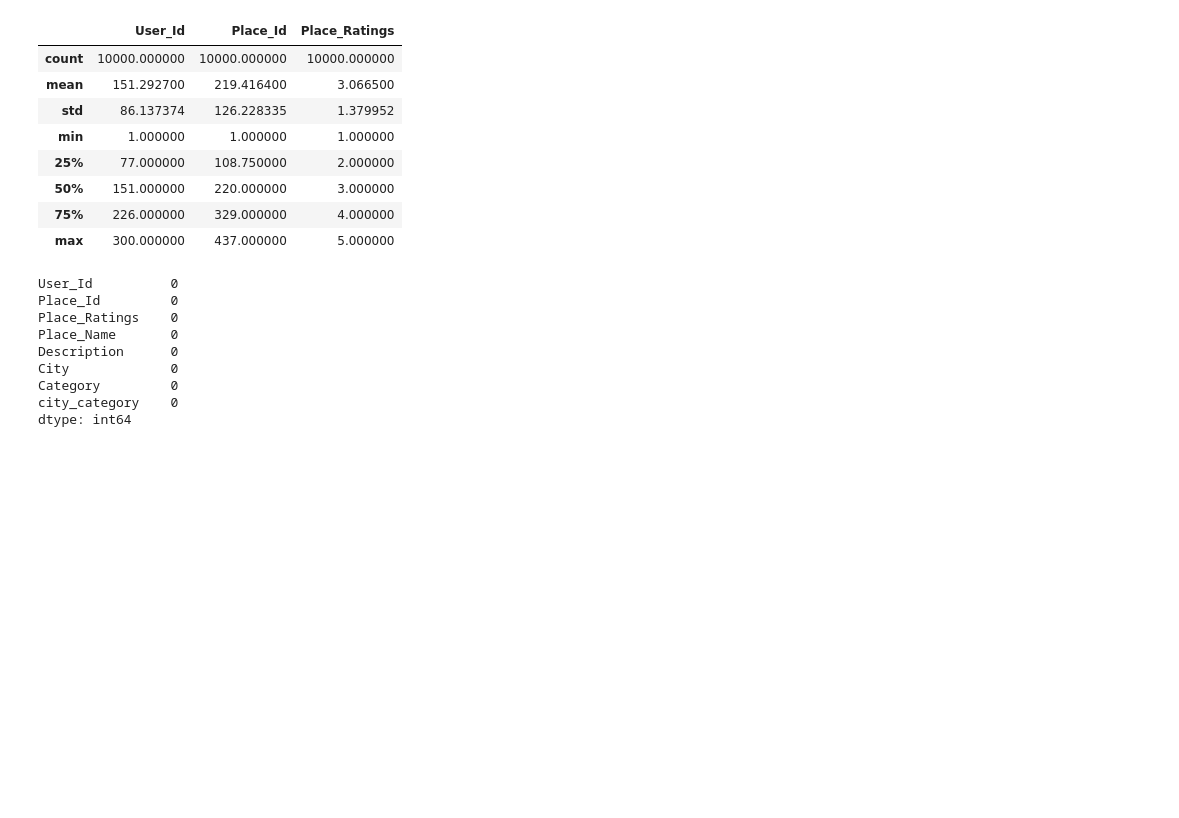
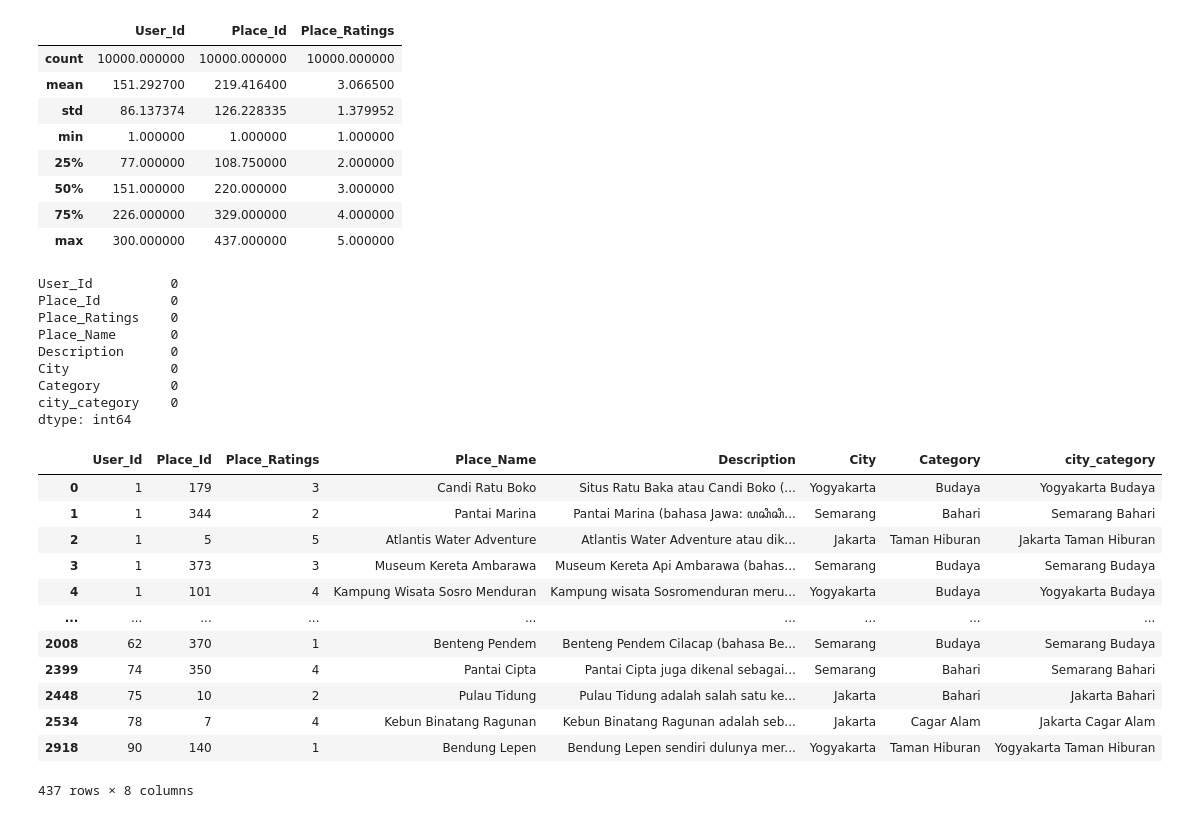
Before and after one commit to BBhavya02/Travel-System, a Jupyter notebook: trs.ipynb, the cells around one changed output. Drawn from its saved outputs; the diff is of its cells as text; code cells hidden in the pictures; blank space fills up the shorter version.

```diff
--- a/trs.ipynb
+++ b/trs.ipynb
@@ -205,3 +205,20 @@ City             0
 Category         0
 city_category    0
 dtype: int64
+# %%
+prep = all_tourism.drop_duplicates(subset='Place_Id')
+prep
+# %% [output]
+|  | User_Id | Place_Id | Place_Ratings | Place_Name | Description | City | Category | city_category |
+| 0 | 1 | 179 | 3 | Candi Ratu Boko | Situs Ratu Baka atau Candi Boko (... | Yogyakarta | Budaya | Yogyakarta Budaya |
+| 1 | 1 | 344 | 2 | Pantai Marina | Pantai Marina (bahasa Jawa: ꦥꦱꦶꦱꦶ... | Semarang | Bahari | Semarang Bahari |
+| 2 | 1 | 5 | 5 | Atlantis Water Adventure | Atlantis Water Adventure atau dik... | Jakarta | Taman Hiburan | Jakarta Taman Hiburan |
+| 3 | 1 | 373 | 3 | Museum Kereta Ambarawa | Museum Kereta Api Ambarawa (bahas... | Semarang | Budaya | Semarang Budaya |
+| 4 | 1 | 101 | 4 | Kampung Wisata Sosro Menduran | Kampung wisata Sosromenduran meru... | Yogyakarta | Budaya | Yogyakarta Budaya |
+| ... | ... | ... | ... | ... | ... | ... | ... | ... |
+| 2008 | 62 | 370 | 1 | Benteng Pendem | Benteng Pendem Cilacap (bahasa Be... | Semarang | Budaya | Semarang Budaya |
+| 2399 | 74 | 350 | 4 | Pantai Cipta | Pantai Cipta juga dikenal sebagai... | Semarang | Bahari | Semarang Bahari |
+| 2448 | 75 | 10 | 2 | Pulau Tidung | Pulau Tidung adalah salah satu ke... | Jakarta | Bahari | Jakarta Bahari |
+| 2534 | 78 | 7 | 4 | Kebun Binatang Ragunan | Kebun Binatang Ragunan adalah seb... | Jakarta | Cagar Alam | Jakarta Cagar Alam |
+| 2918 | 90 | 140 | 1 | Bendung Lepen | Bendung Lepen sendiri dulunya mer... | Yogyakarta | Taman Hiburan | Yogyakarta Taman Hiburan |
+437 rows × 8 columns
```
Also changed, not shown: parts of 15 cells of this notebook.
